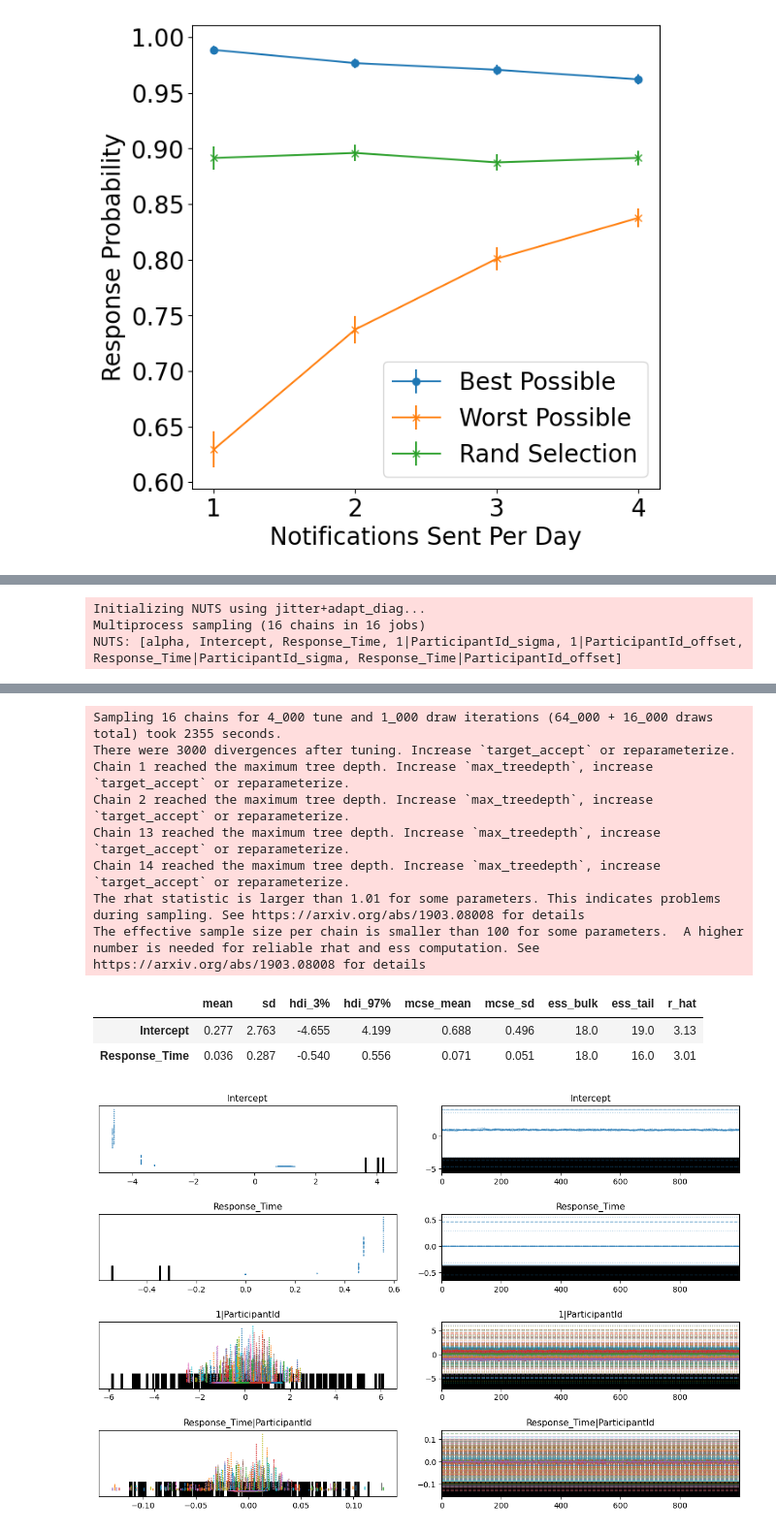
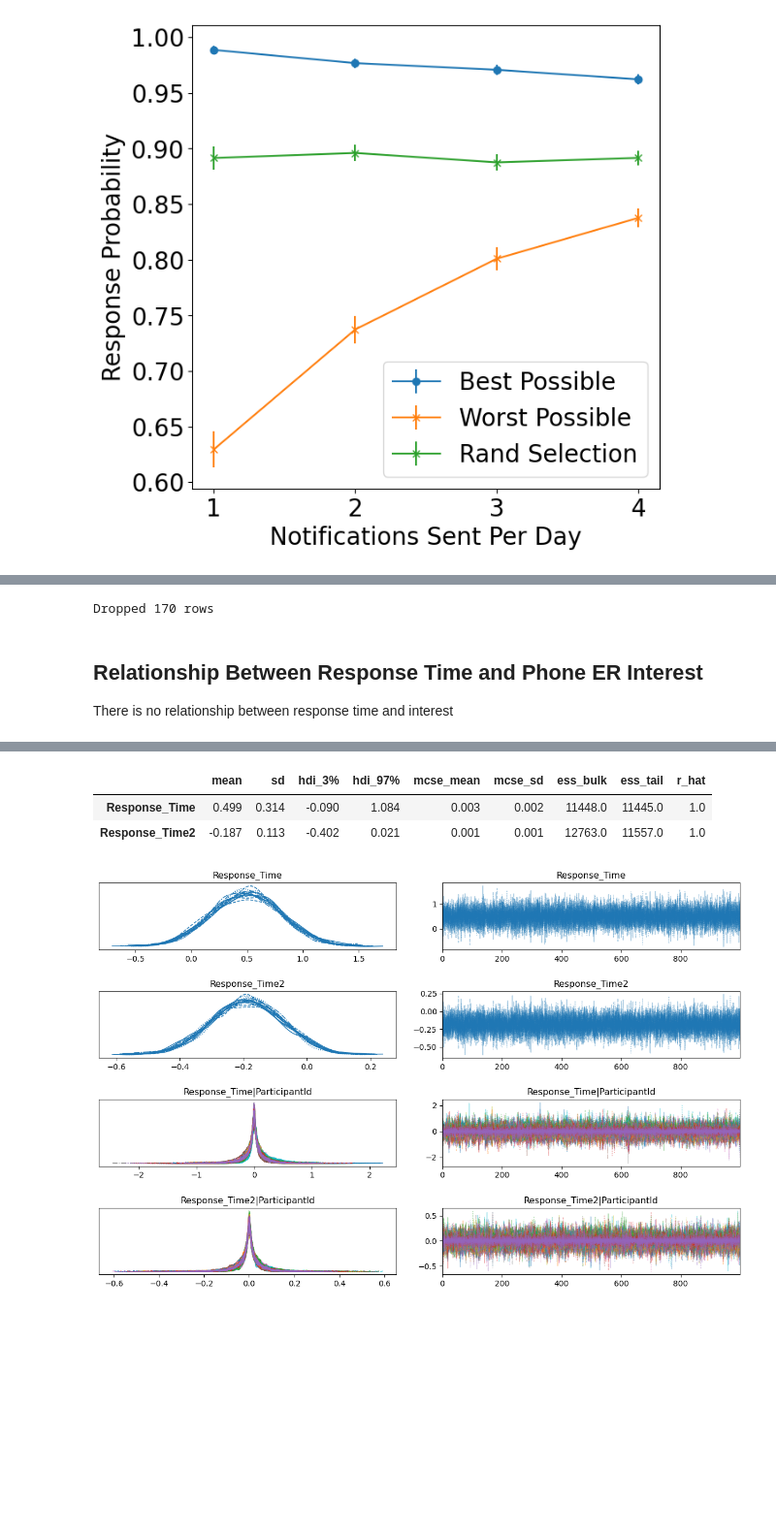
Before and after one commit to mrucker/diss, a Jupyter notebook: sapiens/notebooks/exploratory.ipynb, the cells around one changed output, grey strips where cells are left out. Shown at 97% size. Drawn from its saved outputs; the diff is of its cells as text; code cells hidden in the pictures; blank space fills up the shorter version.

```diff
--- a/sapiens/notebooks/exploratory.ipynb
+++ b/sapiens/notebooks/exploratory.ipynb
@@ -526,7 +474,7 @@ def local():
     plt.imshow(heatmap.T, extent=extent, origin='lower')
     for i in range(heatmap.shape[0]):
         for j in range(heatmap.shape[1]):
-            plt.gca().text(1.5+i, 1.5+j, str(int(heatmap[i, j])), ha="center", va="center", color="black" if heatmap[i, j] >= 10 else "gray", fontdict={"size":10})
+            plt.gca().text(1.5+i, 1.5+j, str(int(heatmap[i, j])), ha="center", va="center", color= "gray" if heatmap[i, j] >= 9 and heatmap[i, j] <= 100 else "black", fontdict={"size":10})
     plt.yticks([x+0.5 for x in range(1,11)],[str(x) for x in range(1,11)])
     plt.xticks([x+0.5 for x in range(1,11)],[str(x) for x in range(1,11)])
     plt.ylabel("Phone ER Interest")
@@ -601,27 +631,53 @@ The number of samples is too small to check convergence reliably.
+# %%
+def local():
+    drop = emotions_df.copy()
+    keep = emotions_df.copy()
+
+    drop = drop[drop["State Anxiety"]!= 1]
+    drop = drop.groupby("ParticipantId")["RelDay"].max().reset_index()
+    drop = drop.rename(columns={"RelDay":"Last Day With Anxiety > 1"})
+    drop = drop[drop["Last Day With Anxiety > 1"] <= 8 ]
+
+    for pid,day in drop.itertuples(index=False):
+        is_not_pid = keep["ParticipantId"] != pid
+        is_lt_day  = keep["RelDay"] < day
+        keep = keep[is_not_pid | is_lt_day]
+
+    return keep
+
+keep_df = local()
+
+dropped_rows = emotions_df.shape[0]-keep_df.shape[0]
+print(f"Dropped {dropped_rows} rows")
+# %% [output]
+Dropped 170 rows
+# %% [markdown]
+## Relationship Between Response Time and Phone ER Interest
+
+There is no relationship between response time and interest
 # %%
 def local():
     import bambi as bmb
     import arviz as az
+    from scipy import stats
 
     df = emotions_df.copy()
 
-    df["Response_Time"] = .25+df["Response Time (min)"]
-    df["Phone_ER_Interest"] = df["Phone ER Interest"]
-
     df = df[~df["Response Time (min)"].isna()]
     df = df[~df["Phone ER Interest"].isna()]
+    df = df[df["Response Time (min)"]<20]
 
-    df = df.reset_index(drop=True)
+    df["Phone_ER_Interest"] = pd.Categorical(df["Phone ER Interest"].astype(int),ordered=True)
+    df["Response_Time"] = np.log(1+df["Response Time (min)"])
+    df["Response_Time2"] = np.log(1+df["Response Time (min)"])**2
 
-    md = bmb.Model("Phone_ER_Interest ~ Response_Time + (Response_Time|ParticipantId)", df, family="gamma", link="log")
+    md = bmb.Model("Phone_ER_Interest ~ Response_Time + Response_Time2 + (Response_Time+Response_Time2|ParticipantId)", df, family="cumulative")
     mr = md.fit(tune=4000, target_accept=.95, cores=16)
 
-    az.plot_trace(mr, var_names=["Intercept", "Response_Time", "1|ParticipantId", "Response_Time|ParticipantId"], compact=True)
-    plt.tight_layout()
+    return mr
+#mr = local()
 
-    return az.summary(mr, var_names=["Intercept", "Response_Time"])
-local()
+az.plot_trace(mr, var_names=["Response_Time", "Response_Time2","Response_Time|ParticipantId", "Response_Time2|ParticipantId"], compact=True)
+plt.tight_layout()
+az.summary(mr, var_names=["Response_Time", "Response_Time2"])
 # %% [output]
-Initializing NUTS using jitter+adapt_diag...
-Multiprocess sampling (16 chains in 16 jobs)
-NUTS: [alpha, Intercept, Response_Time, 1|ParticipantId_sigma, 1|ParticipantId_offset, Response_Time|ParticipantId_sigma, Response_Time|ParticipantId_offset]
@@ -630,12 +684,4 @@ NUTS: [alpha, Intercept, Response_Time, 1|ParticipantId_sigma, 1|ParticipantId_o
-Sampling 16 chains for 4_000 tune and 1_000 draw iterations (64_000 + 16_000 draws total) took 2355 seconds.
-There were 3000 divergences after tuning. Increase `target_accept` or reparameterize.
-Chain 1 reached the maximum tree depth. Increase `max_treedepth`, increase `target_accept` or reparameterize.
-Chain 2 reached the maximum tree depth. Increase `max_treedepth`, increase `target_accept` or reparameterize.
-Chain 13 reached the maximum tree depth. Increase `max_treedepth`, increase `target_accept` or reparameterize.
-Chain 14 reached the maximum tree depth. Increase `max_treedepth`, increase `target_accept` or reparameterize.
-The rhat statistic is larger than 1.01 for some parameters. This indicates problems during sampling. See https://arxiv.org/abs/1903.08008 for details
-The effective sample size per chain is smaller than 100 for some parameters.  A higher number is needed for reliable rhat and ess computation. See https://arxiv.org/abs/1903.08008 for details
 |  | mean | sd | hdi_3% | hdi_97% | mcse_mean | mcse_sd | ess_bulk | ess_tail | r_hat |
-| Intercept | 0.277 | 2.763 | -4.655 | 4.199 | 0.688 | 0.496 | 18.0 | 19.0 | 3.13 |
-| Response_Time | 0.036 | 0.287 | -0.540 | 0.556 | 0.071 | 0.051 | 18.0 | 16.0 | 3.01 |
+| Response_Time | 0.499 | 0.314 | -0.090 | 1.084 | 0.003 | 0.002 | 11448.0 | 11445.0 | 1.0 |
+| Response_Time2 | -0.187 | 0.113 | -0.402 | 0.021 | 0.001 | 0.001 | 12763.0 | 11557.0 | 1.0 |
-[figure, old version]
+[figure, new version]
```
Also changed, not shown: parts of 25 cells of this notebook, 4 other files.
